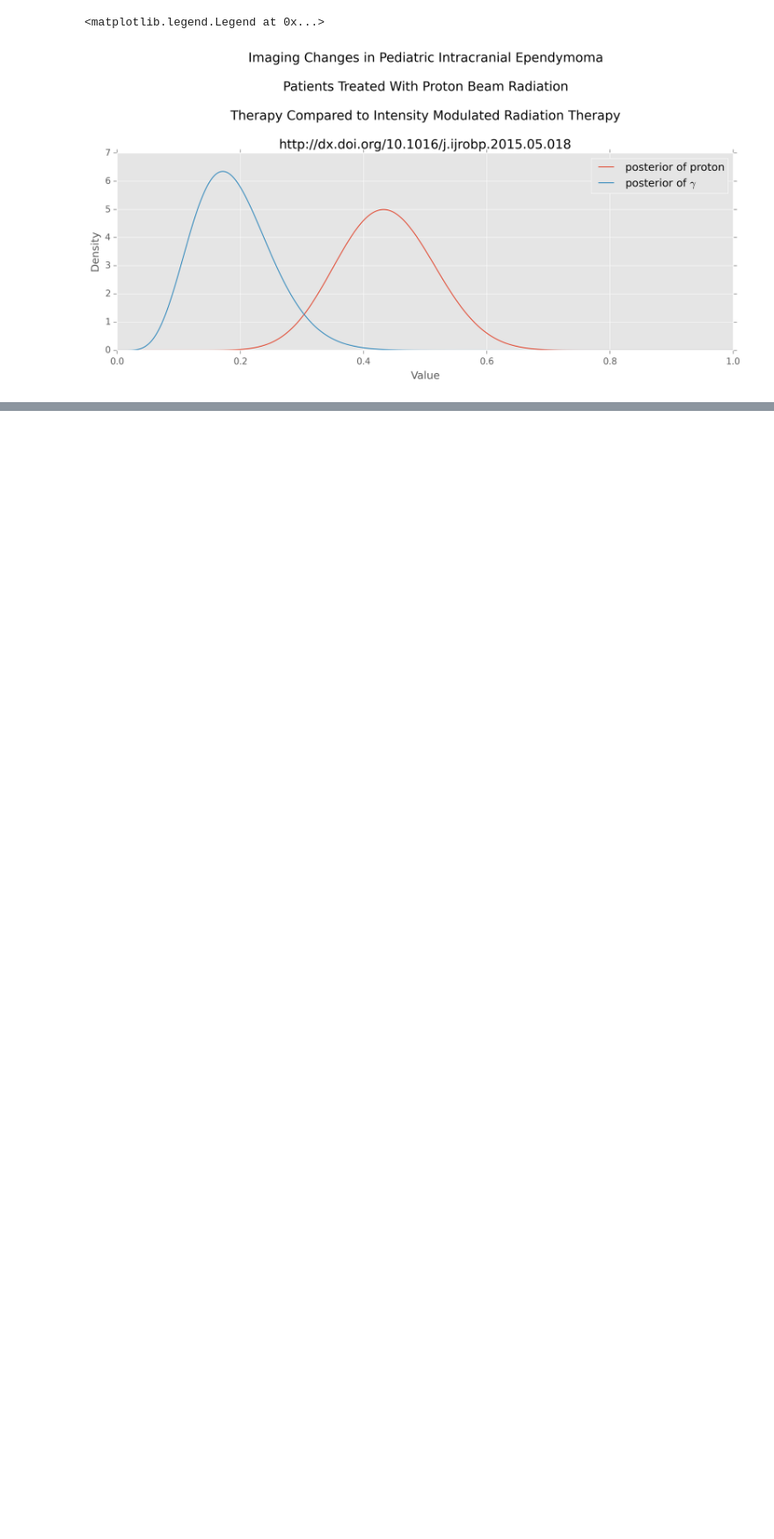
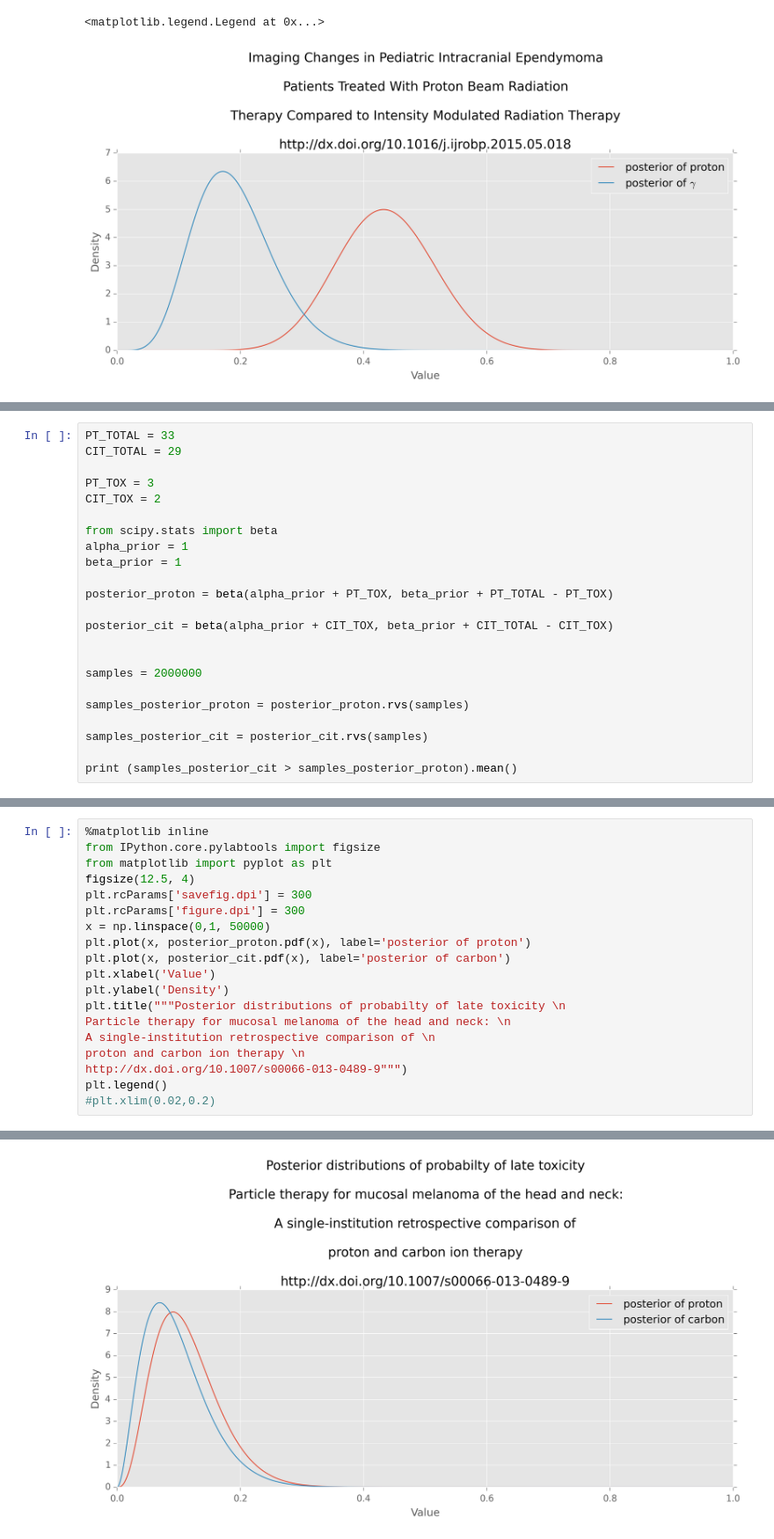
Before and after one commit to doolingdavid/Probabilistic-Programming-and-Bayesian-Methods-for-Hackers, a Jupyter notebook: ClinicalTrialExample.ipynb, the cells around one changed output, grey strips where cells are left out. Shown at 88% size. Drawn from its saved outputs; the diff is of its cells as text; blank space fills up the shorter version.

```diff
--- a/ClinicalTrialExample.ipynb
+++ b/ClinicalTrialExample.ipynb
@@ -440,0 +590,23 @@ plt.legend()
+# %%
+PT_TOTAL = 33
+CIT_TOTAL = 29
+
+PT_TOX = 3
+CIT_TOX = 2
+
+from scipy.stats import beta
+alpha_prior = 1
+beta_prior = 1
+
+posterior_proton = beta(alpha_prior + PT_TOX, beta_prior + PT_TOTAL - PT_TOX)
+
+posterior_cit = beta(alpha_prior + CIT_TOX, beta_prior + CIT_TOTAL - CIT_TOX)
+
+
+samples = 2000000
+
+samples_posterior_proton = posterior_proton.rvs(samples)
+
+samples_posterior_cit = posterior_cit.rvs(samples)
+
+print (samples_posterior_cit > samples_posterior_proton).mean()
@@ -440,0 +617,20 @@ plt.legend()
+# %%
+%matplotlib inline
+from IPython.core.pylabtools import figsize
+from matplotlib import pyplot as plt
+figsize(12.5, 4)
+plt.rcParams['savefig.dpi'] = 300
+plt.rcParams['figure.dpi'] = 300
+x = np.linspace(0,1, 50000)
+plt.plot(x, posterior_proton.pdf(x), label='posterior of proton')
+plt.plot(x, posterior_cit.pdf(x), label='posterior of carbon')
+plt.xlabel('Value')
+plt.ylabel('Density')
+plt.title("""Posterior distributions of probabilty of late toxicity \n
+Particle therapy for mucosal melanoma of the head and neck: \n
+A single-institution retrospective comparison of \n
+proton and carbon ion therapy \n
+http://dx.doi.org/10.1007/s00066-013-0489-9""")
+plt.legend()
+#plt.xlim(0.02,0.2)
+# %% [output]
@@ -440,0 +638 @@ plt.legend()
+[figure, added]
```
Also changed, not shown: parts of 11 cells of this notebook.
